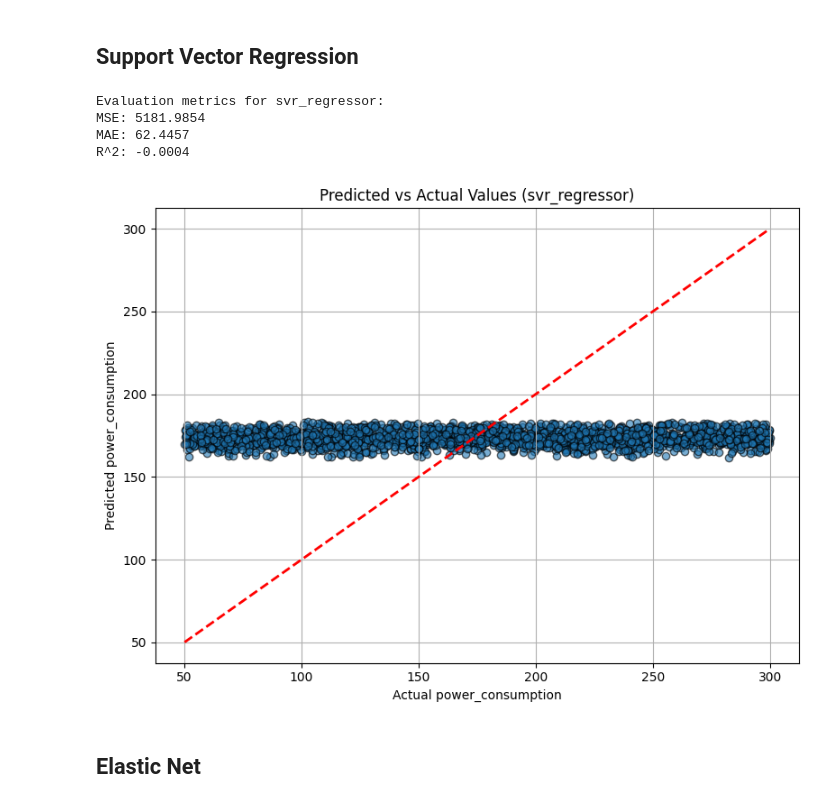
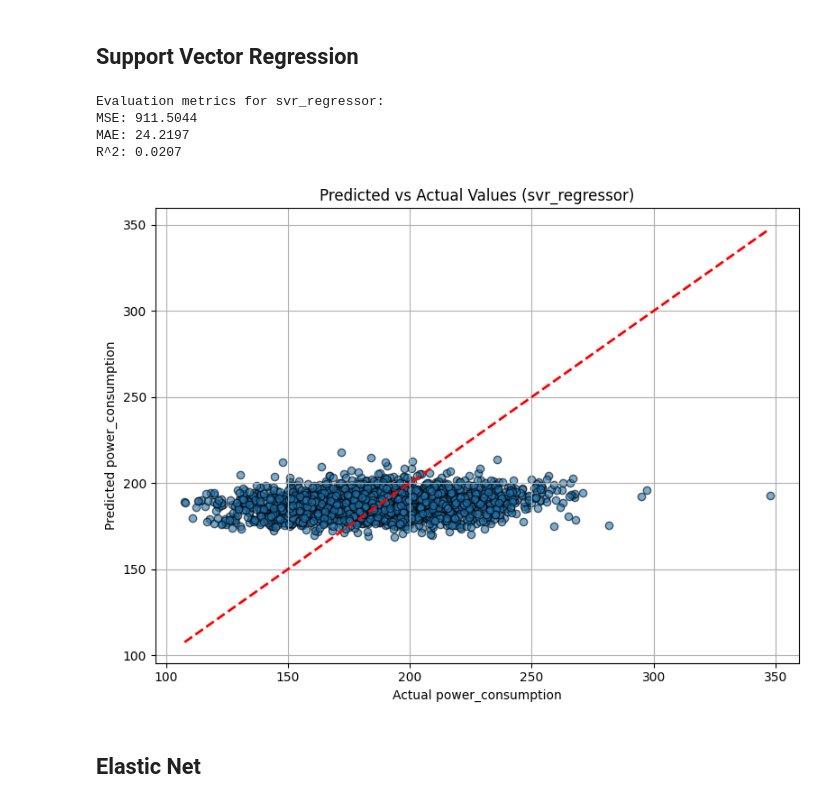
Before and after one commit to MuhammadAhmadMirza/BNA26-ML, a Jupyter notebook: src/models.ipynb, the cells around one changed output. Drawn from its saved outputs; the diff is of its cells as text; code cells hidden in the pictures.

Commit message:
with final helper functions

```diff
--- a/src/models.ipynb
+++ b/src/models.ipynb
@@ -73,8 +100,10 @@ def plot_predictions(y_true, y_pred, model_name):
 df = pd.read_csv("../data/dataset.csv")
 
 target_column = "power_consumption" # do not change this line
-# this you are supposed to change to get better results
-feature_columns = ["disk_io", "memory_usage", "cpu_utilization"] # TODO change to faulty ones
+
+feature_columns = ["cpu_utilization", "thread_count", "cache_miss_rate", "uptime"] # TODO find best feature columnsns
+feature_columns = [col for col in feature_columns if col in df.columns] # TODO find best feature columnsns
+
 
 # Prepare data
 X = df[feature_columns]
@@ -93,11 +122,16 @@ MODEL_DIR = "../models"
 model_name = "polynomial_regression"
 MODEL_PATH = os.path.join(MODEL_DIR, model_name + ".joblib")
 
-# Polynomial regression Parameters
-degree = 2  # Polynomial degree
+# Polynomial regression parameters - higher degree to capture nonlinear relationships
+degree = 2
+
+hyperparameters = {
+    "degree": degree,
+    "include_bias": False,
+}
 
 # Create and train pipeline model (handles polynomial features internally)
-model = make_pipeline(PolynomialFeatures(degree), LinearRegression())
+model = make_pipeline(PolynomialFeatures(degree, include_bias=False), LinearRegression())
 model.fit(X_train, y_train)
 
 # Save the trained pipeline model
@@ -105,7 +139,7 @@ os.makedirs(MODEL_DIR, exist_ok=True)
 joblib.dump(model, MODEL_PATH)
 
 # Evaluate and print metrics, then plot predictions
-predictions = evaluate_model(model_name)
+predictions = evaluate_model(model_name, hyperparameters, feature_columns)
 plot_predictions(y_test, predictions, model_name)
 # %% [output]
 Evaluation metrics for polynomial_regression:
@@ -191,31 +261,42 @@ R^2: -0.0022
 # %%
 # name and path
 model_name = "svr_regressor"
 MODEL_PATH = os.path.join(MODEL_DIR, model_name + ".joblib")
 
-# SVR hyperparameters (adjust to tune)
-kernel = 'rbf'           # Kernel type: 'linear', 'poly', 'rbf', 'sigmoid'
-C = 1.0                  # Regularization parameter; higher means less regularization
-epsilon = 0.1            # Epsilon in the epsilon-insensitive loss function; controls margin of tolerance
-gamma = 'scale'          # Kernel coefficient for 'rbf', 'poly', and 'sigmoid'; 'scale' or 'auto' or float value
+# Optimized SVR hyperparameters - RBF kernel for nonlinear relationships
+kernel = "rbf"
+C = 100.0
+epsilon = 0.1
+gamma = "scale"
 
-# Create and train SVR model
-model = SVR(kernel=kernel, C=C, epsilon=epsilon, gamma=gamma)
+hyperparameters = {
+    "kernel": kernel,
+    "C": C,
+    "epsilon": epsilon,
+    "gamma": gamma,
+    "scaled": True,
+}
+
+# Create and train SVR model (with scaling)
+model = make_pipeline(
+    StandardScaler(),
+    SVR(kernel=kernel, C=C, epsilon=epsilon, gamma=gamma),
+)
 model.fit(X_train, y_train)
 
 # Save the trained model
-os.makedirs("../models", exist_ok=True)
+os.makedirs(MODEL_DIR, exist_ok=True)
 joblib.dump(model, MODEL_PATH)
 
 # Evaluate and plot
-predictions = evaluate_model(model_name)
+predictions = evaluate_model(model_name, hyperparameters, feature_columns)
 plot_predictions(y_test, predictions, model_name)
 # %% [output]
 Evaluation metrics for svr_regressor:
-MSE: 5181.9854
-MAE: 62.4457
-R^2: -0.0004
+MSE: 911.5044
+MAE: 24.2197
+R^2: 0.0207
-[figure, old version]
+[figure, new version]
 # %% [markdown]
 ## Elastic Net
 # %%
```
Also changed, not shown: parts of 7 cells of this notebook.
